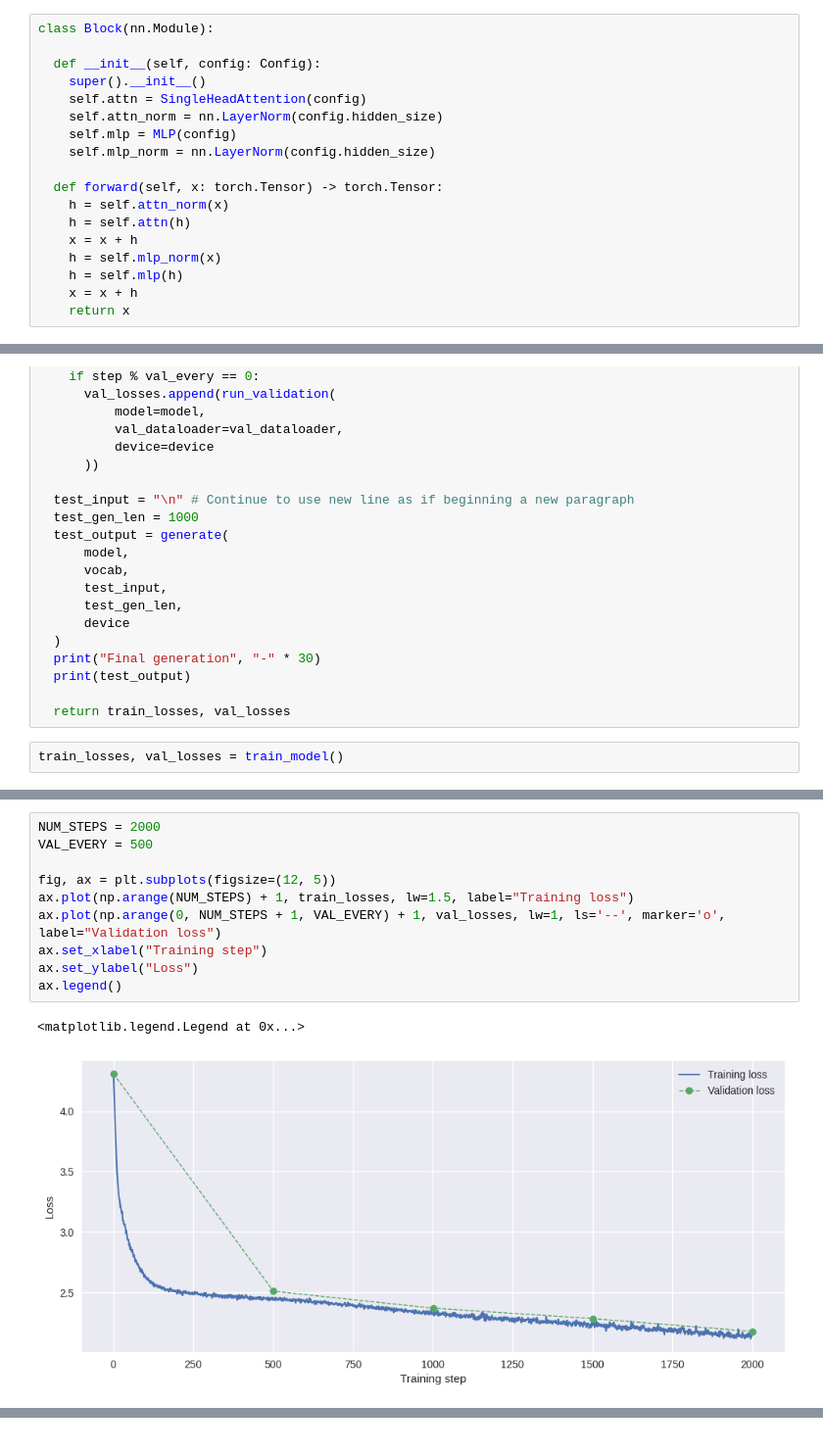
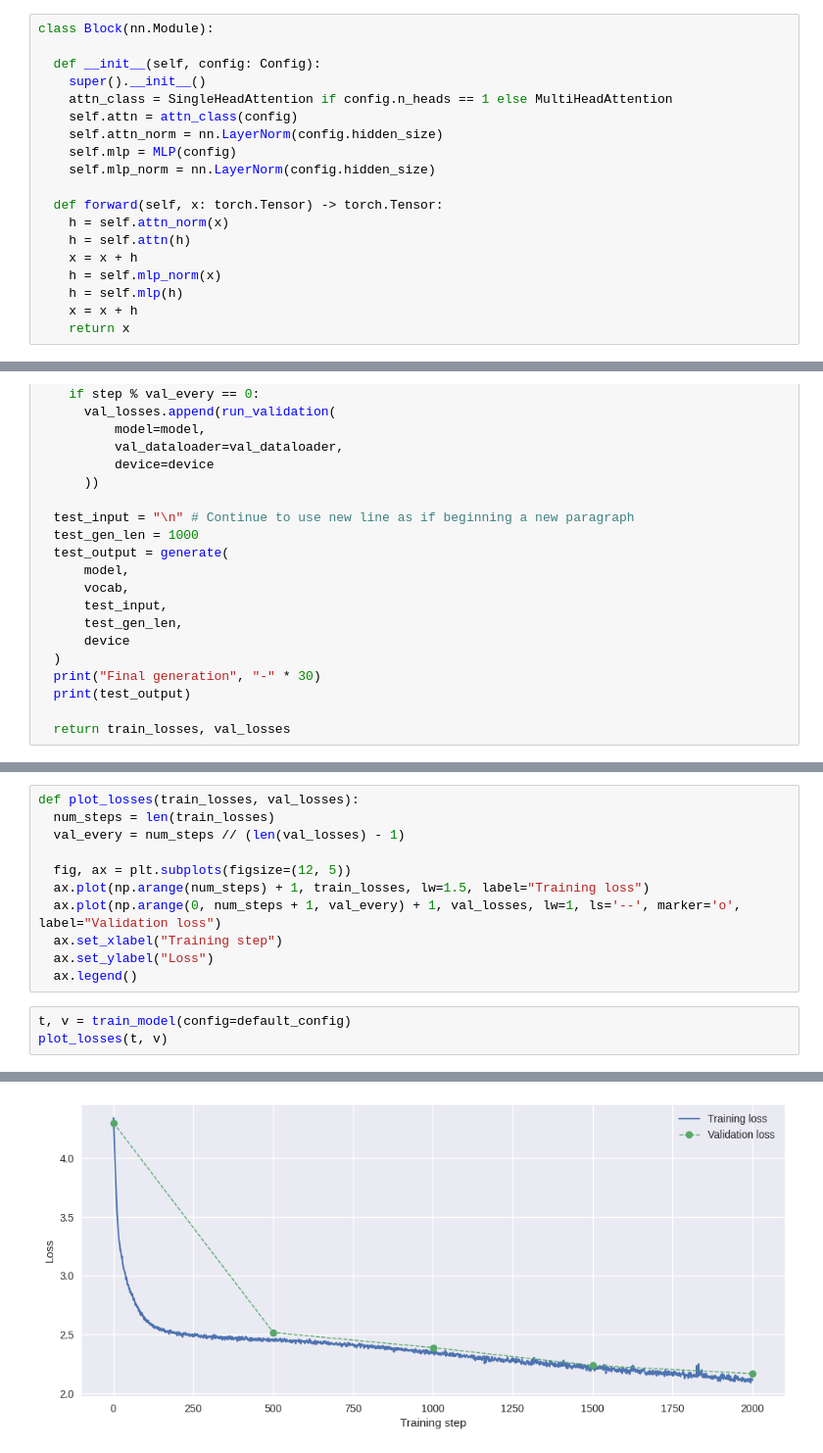
Before and after one commit to the-mysh/ist-dsl-course, a Jupyter notebook: src/dsl/hw1_q4_skeleton.ipynb, the cells around one changed output, grey strips where cells are left out. Shown at 98% size. Drawn from its saved outputs; the diff is of its cells as text.

Commit message:
Plug in MultiHeadAttention, train and plot

```diff
--- a/src/dsl/hw1_q4_skeleton.ipynb
+++ b/src/dsl/hw1_q4_skeleton.ipynb
@@ -331,7 +331,8 @@ class Block(nn.Module):
 
   def __init__(self, config: Config):
     super().__init__()
-    self.attn = SingleHeadAttention(config)
+    attn_class = SingleHeadAttention if config.n_heads == 1 else MultiHeadAttention
+    self.attn = attn_class(config)
     self.attn_norm = nn.LayerNorm(config.hidden_size)
     self.mlp = MLP(config)
     self.mlp_norm = nn.LayerNorm(config.hidden_size)
@@ -606,5 +607,3 @@ def train_model(
   print(test_output)
 
   return train_losses, val_losses
-# %%
-train_losses, val_losses = train_model()
@@ -637,13 +610,15 @@ val_losses
 # %%
-NUM_STEPS = 2000
-VAL_EVERY = 500
+def plot_losses(train_losses, val_losses):
+  num_steps = len(train_losses)
+  val_every = num_steps // (len(val_losses) - 1)
 
-fig, ax = plt.subplots(figsize=(12, 5))
-ax.plot(np.arange(NUM_STEPS) + 1, train_losses, lw=1.5, label="Training loss")
-ax.plot(np.arange(0, NUM_STEPS + 1, VAL_EVERY) + 1, val_losses, lw=1, ls='--', marker='o', label="Validation loss")
-ax.set_xlabel("Training step")
-ax.set_ylabel("Loss")
-ax.legend()
+  fig, ax = plt.subplots(figsize=(12, 5))
+  ax.plot(np.arange(num_steps) + 1, train_losses, lw=1.5, label="Training loss")
+  ax.plot(np.arange(0, num_steps + 1, val_every) + 1, val_losses, lw=1, ls='--', marker='o', label="Validation loss")
+  ax.set_xlabel("Training step")
+  ax.set_ylabel("Loss")
+  ax.legend()
-# %% [output]
-<matplotlib.legend.Legend at 0x...>
-[figure, removed]
+# %%
+t, v = train_model(config=default_config)
+plot_losses(t, v)
+# %% [output]
@@ -649,0 +642 @@ ax.legend()
+[figure, added]
```
Also changed, not shown: parts of 6 cells of this notebook.
